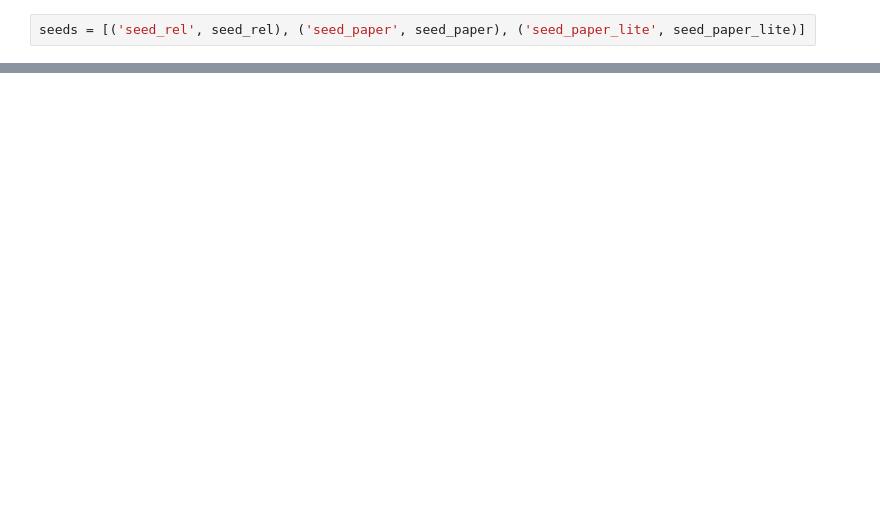
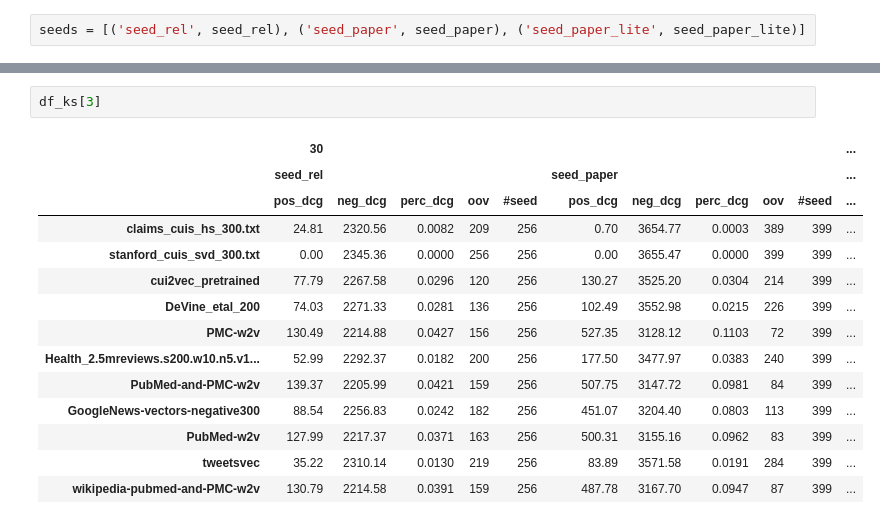
Before and after one commit to SaGiancani/medical-concepts-embeddings, a Jupyter notebook: experimentation.ipynb, the cells around one changed output, grey strips where cells are left out. Drawn from its saved outputs; the diff is of its cells as text; blank space fills up the shorter version.

```diff
--- a/experimentation.ipynb
+++ b/experimentation.ipynb
@@ -157,0 +226,17 @@ utils.save_txt_dicts(big_g, 'big_g.txt')
+# %%
+df_ks[3]
+# %% [output]
+|  | 30 |  |  |  |  |  |  |  |  |  | ... |
+|  | seed_rel |  |  |  |  | seed_paper |  |  |  |  | ... |
+|  | pos_dcg | neg_dcg | perc_dcg | oov | #seed | pos_dcg | neg_dcg | perc_dcg | oov | #seed | ... |
+| claims_cuis_hs_300.txt | 24.81 | 2320.56 | 0.0082 | 209 | 256 | 0.70 | 3654.77 | 0.0003 | 389 | 399 | ... |
+| stanford_cuis_svd_300.txt | 0.00 | 2345.36 | 0.0000 | 256 | 256 | 0.00 | 3655.47 | 0.0000 | 399 | 399 | ... |
+| cui2vec_pretrained | 77.79 | 2267.58 | 0.0296 | 120 | 256 | 130.27 | 3525.20 | 0.0304 | 214 | 399 | ... |
+| DeVine_etal_200 | 74.03 | 2271.33 | 0.0281 | 136 | 256 | 102.49 | 3552.98 | 0.0215 | 226 | 399 | ... |
+| PMC-w2v | 130.49 | 2214.88 | 0.0427 | 156 | 256 | 527.35 | 3128.12 | 0.1103 | 72 | 399 | ... |
+| Health_2.5mreviews.s200.w10.n5.v1... | 52.99 | 2292.37 | 0.0182 | 200 | 256 | 177.50 | 3477.97 | 0.0383 | 240 | 399 | ... |
+| PubMed-and-PMC-w2v | 139.37 | 2205.99 | 0.0421 | 159 | 256 | 507.75 | 3147.72 | 0.0981 | 84 | 399 | ... |
+| GoogleNews-vectors-negative300 | 88.54 | 2256.83 | 0.0242 | 182 | 256 | 451.07 | 3204.40 | 0.0803 | 113 | 399 | ... |
+| PubMed-w2v | 127.99 | 2217.37 | 0.0371 | 163 | 256 | 500.31 | 3155.16 | 0.0962 | 83 | 399 | ... |
+| tweetsvec | 35.22 | 2310.14 | 0.0130 | 219 | 256 | 83.89 | 3571.58 | 0.0191 | 284 | 399 | ... |
+| wikipedia-pubmed-and-PMC-w2v | 130.79 | 2214.58 | 0.0391 | 159 | 256 | 487.78 | 3167.70 | 0.0947 | 87 | 399 | ... |
```
Also changed, not shown: parts of 19 cells of this notebook.
